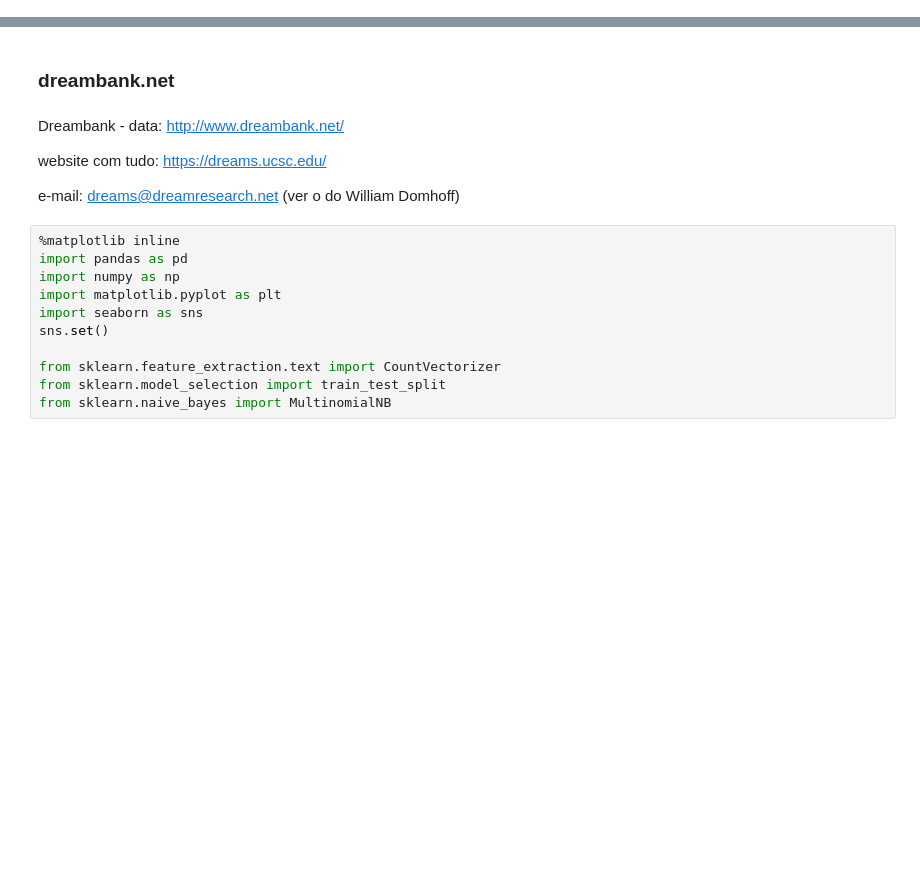
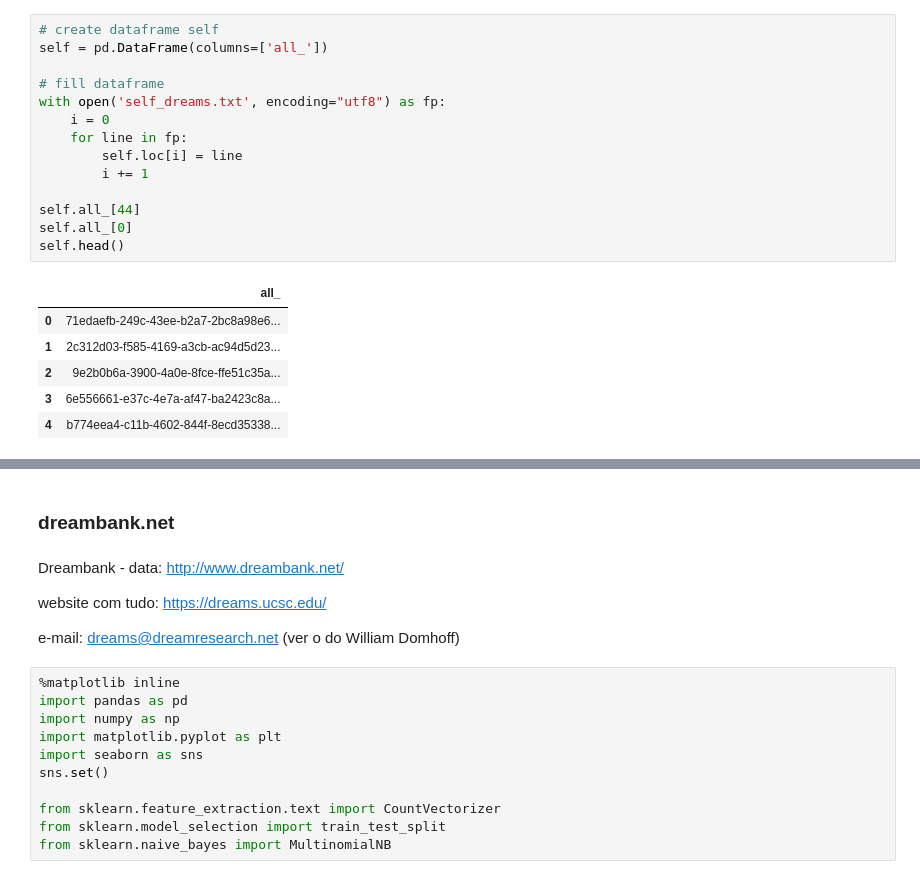
Before and after one commit to MigBap/dreambank, a Jupyter notebook: dreamresearch.net_data.ipynb, the cells around one changed output, grey strips where cells are left out. Drawn from its saved outputs; the diff is of its cells as text; blank space fills up the shorter version.

```diff
--- a/dreamresearch.net_data.ipynb
+++ b/dreamresearch.net_data.ipynb
@@ -0,0 +40,21 @@
+# %%
+# create dataframe self
+self = pd.DataFrame(columns=['all_'])
+
+# fill dataframe
+with open('self_dreams.txt', encoding="utf8") as fp:
+    i = 0
+    for line in fp:
+        self.loc[i] = line
+        i += 1
+
+self.all_[44]
+self.all_[0]
+self.head()
+# %% [output]
+|  | all_ |
+| 0 | 71edaefb-249c-43ee-b2a7-2bc8a98e6... |
+| 1 | 2c312d03-f585-4169-a3cb-ac94d5d23... |
+| 2 | 9e2b0b6a-3900-4a0e-8fce-ffe51c35a... |
+| 3 | 6e556661-e37c-4e7a-af47-ba2423c8a... |
+| 4 | b774eea4-c11b-4602-844f-8ecd35338... |
```
Also changed, not shown: parts of 24 cells of this notebook, 1 other file.
